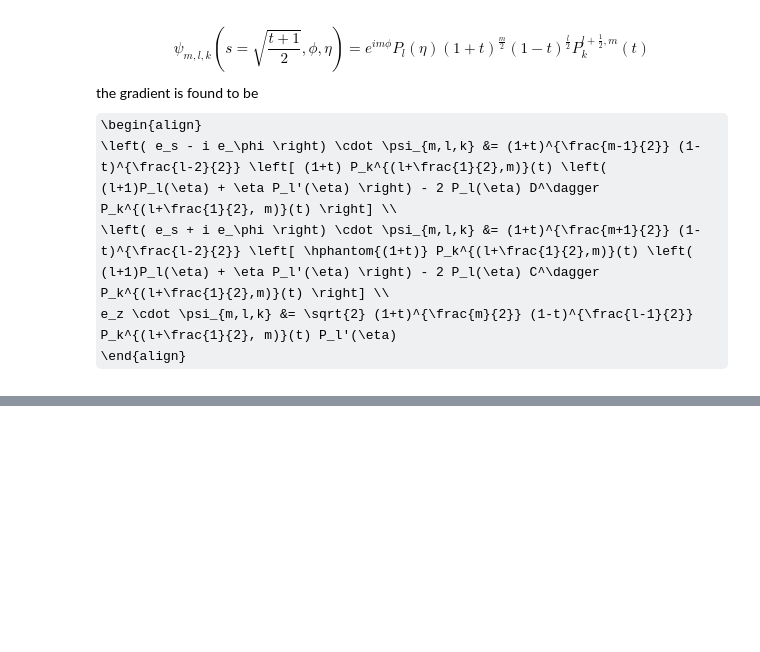
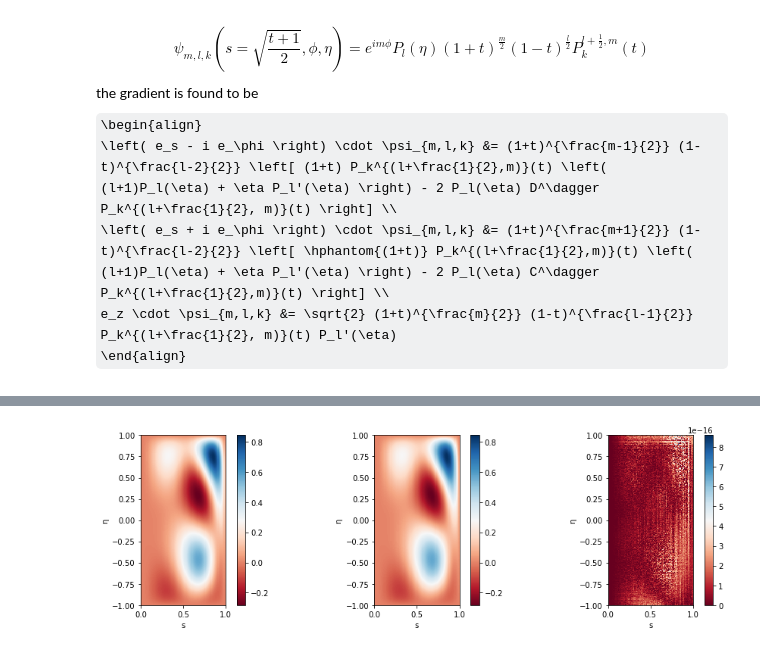
Before and after one commit to acellison/spherinder, a Jupyter notebook: notebooks/test_orthogonal_basis.ipynb, the cells around one changed output, grey strips where cells are left out. Saved outputs shown, nothing was run; the diff lists cells and outputs as text; code cells hidden in the pictures; some formulas as TeX source; blank space fills up the shorter version.

```diff
--- a/notebooks/test_orthogonal_basis.ipynb
+++ b/notebooks/test_orthogonal_basis.ipynb
@@ -211,3 +213,44 @@ plotfield(s, eta, np.abs(error),  fig, ax[2], stretch=True)
+# %%
+# Multiplication by (1-r**2)
+Lmax, Nmax, m = 4, 3, 2
+ns, neta = 100, 1001
+sigma, alpha = 0, 1
+
+# Construct the hierarchy of bases.
+# The first index is ell (vertical polynomial degree),
+# the second index is k (radial polynomial degree)
+s, eta = np.linspace(0,1,ns), np.linspace(-1,1,neta)
+basis = [psi(Nmax, m, ell, s, eta, sigma=sigma, alpha=alpha) for ell in range(Lmax)]
+cobasis = [psi(Nmax+1, m, ell, s, eta, sigma=sigma, alpha=alpha-1) for ell in range(Lmax+2)]
+
+# Construct the coefficients
+c = np.random.rand(Lmax,Nmax)
+
+# Expand the function
+f = expand(basis, c)
+
+# Apply the operator in grid space
+ss, ee = s.reshape(1,ns), eta.reshape(neta,1)
+fgrid = (1-ee**2)*(1-ss**2) * f
+
+# Coeff space operator
+Op = sph.operator('1-r**2')(m, Lmax, Nmax, alpha, sigma)
+
+# Apply the operators
+d = (Op @ c.ravel()).reshape(Lmax+2,Nmax+1)
+fcoeff = expand(cobasis, d)
+
+# Compute error
+error = fgrid-fcoeff
+assert np.max(abs(error)) < 2e-15
+
+# Plot
+fig, ax = plt.subplots(1,3,figsize=(13,4))
+plotfield(s, eta, fgrid,  fig, ax[0], stretch=True)
+plotfield(s, eta, fcoeff, fig, ax[1], stretch=True)
+plotfield(s, eta, np.abs(error),  fig, ax[2], stretch=True)
+# %% [output]
+[figure, added]
 # %%
 # Test e_z . Grad(psi) the z component of the gradient of a scalar field
 Lmax, Nmax, m = 6, 5, 2
```
Also changed, not shown: parts of 7 cells of this notebook, 4 other files.
